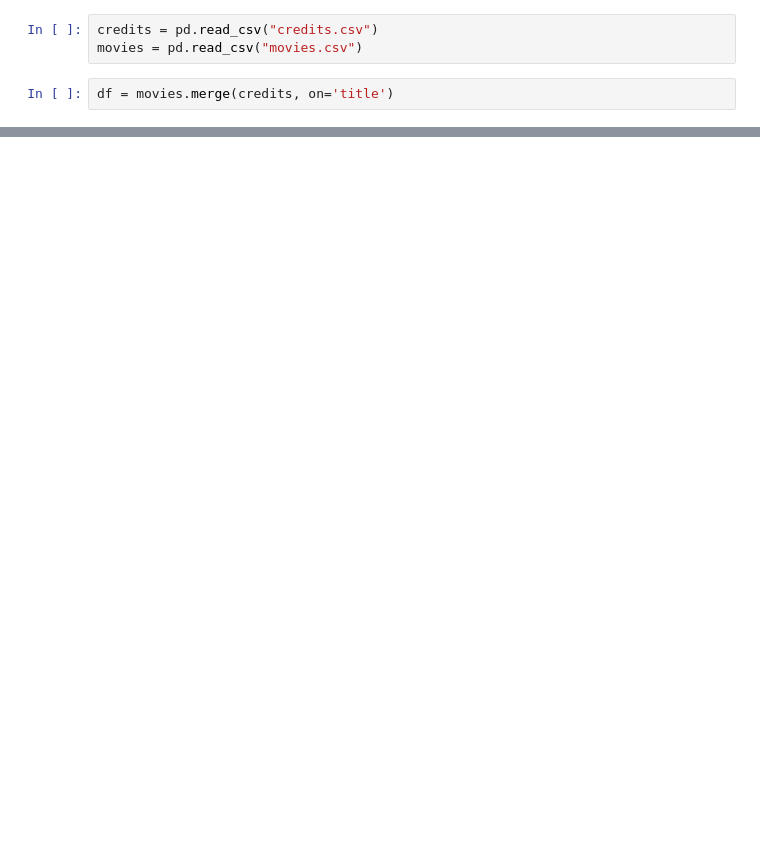
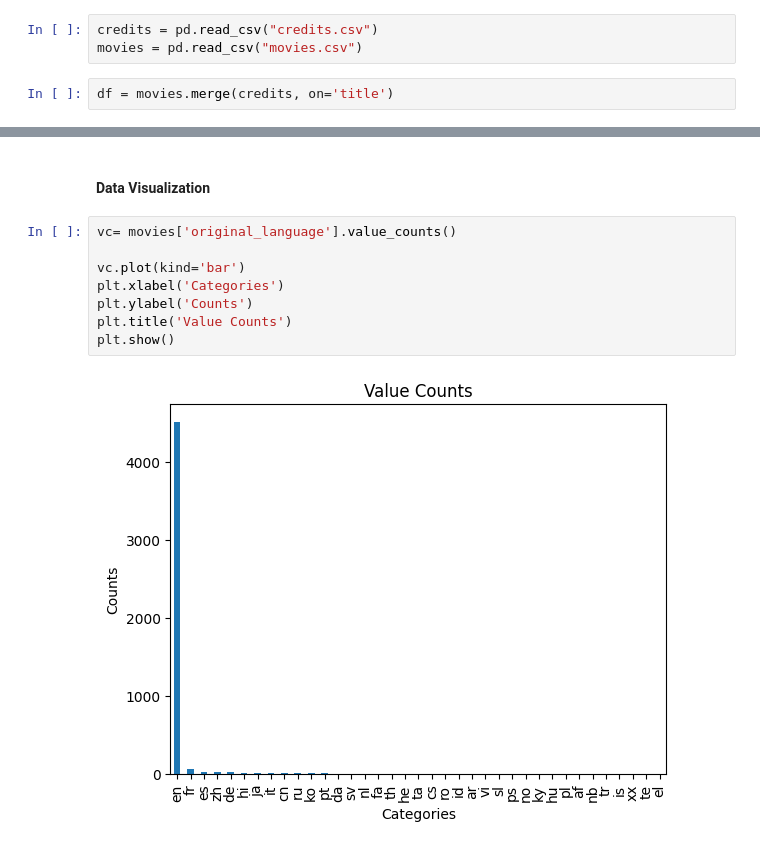
Before and after one commit to iamabhaytiwari343/movie-recommender, a Jupyter notebook: app.ipynb, the cells around one changed output, grey strips where cells are left out. Saved outputs shown, nothing was run; the diff lists cells and outputs as text; blank space fills up the shorter version.

```diff
--- a/app.ipynb
+++ b/app.ipynb
@@ -21,0 +33,12 @@ df.head(1)
+# %% [markdown]
+#### Data Visualization
+# %%
+vc= movies['original_language'].value_counts()
+
+vc.plot(kind='bar')
+plt.xlabel('Categories')
+plt.ylabel('Counts')
+plt.title('Value Counts')
+plt.show()
+# %% [output]
+[figure, added]
```
Also changed, not shown: parts of 5 cells of this notebook, 1 other file.
